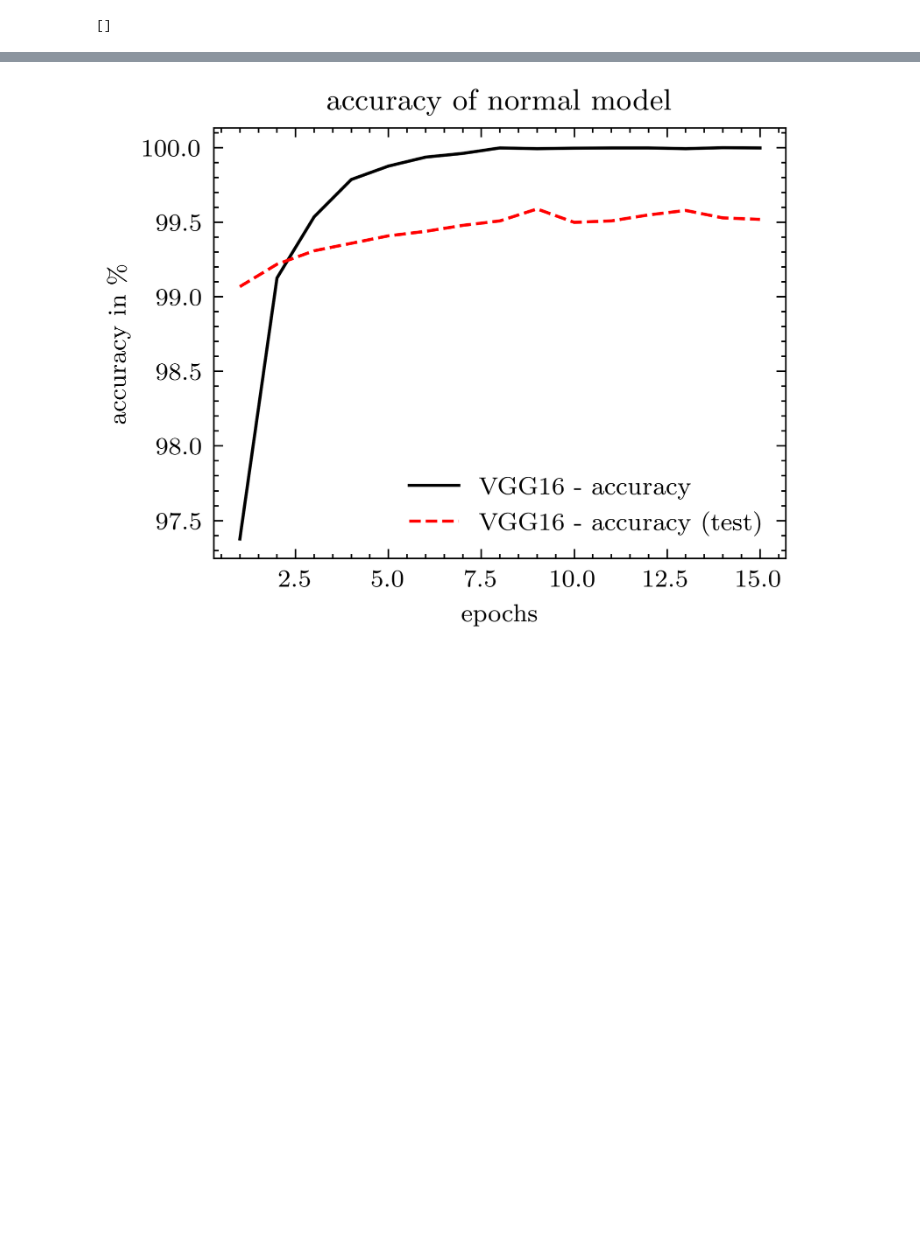
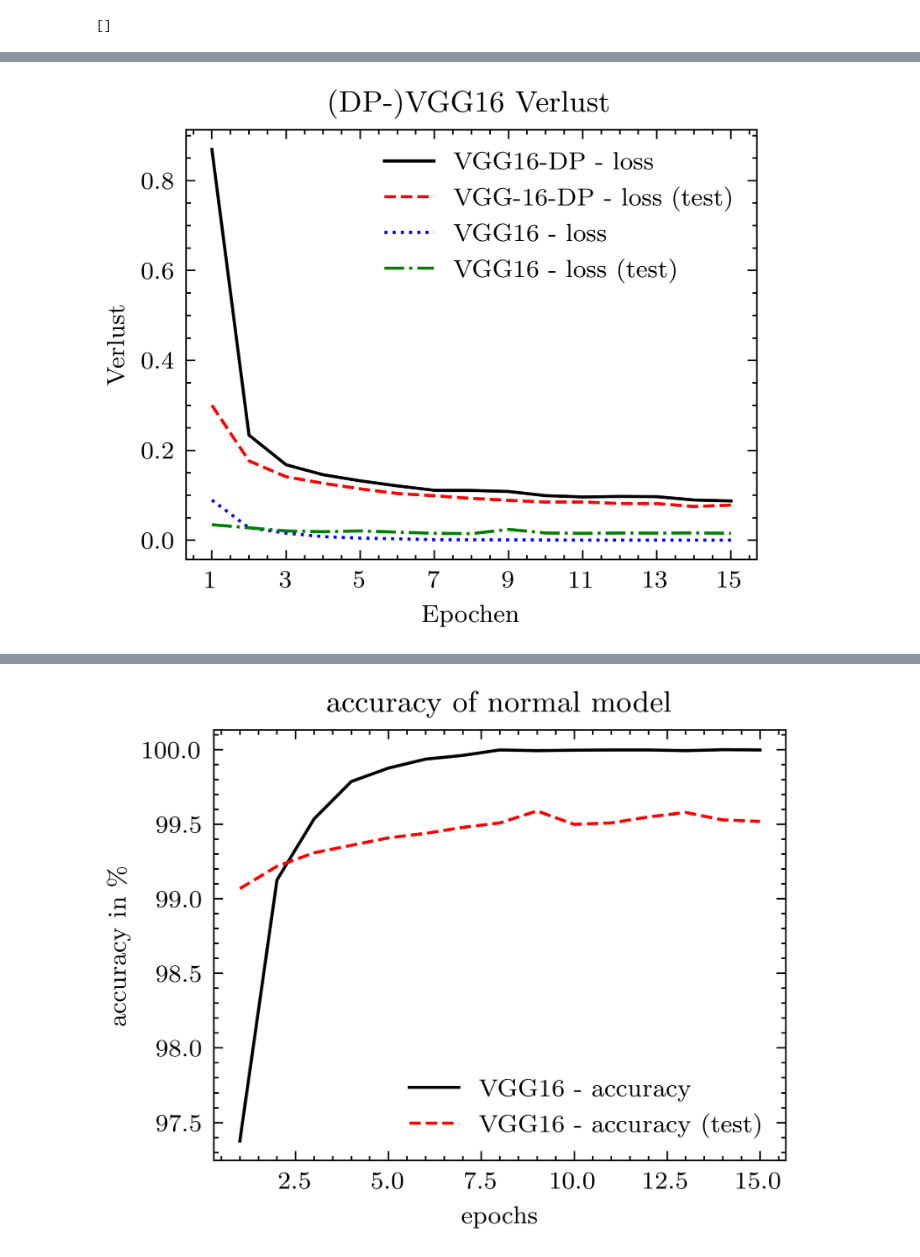
Before and after one commit to hosthans/ba_code, a Jupyter notebook: train_networks.ipynb, the cells around one changed output, grey strips where cells are left out. Saved outputs shown, nothing was run; the diff lists cells and outputs as text; code cells hidden in the pictures; blank space fills up the shorter version.

```diff
--- a/train_networks.ipynb
+++ b/train_networks.ipynb
@@ -31,0 +48,5 @@ trainer.plotter.sciencePlot(save_path=os.path.join(trainer.GRAPH_PATH, "dp_loss.
+# %%
+loss_t[0] = "VGG-16-DP - loss (test)"
+trainer.plotter.sciencePlot(save_path=os.path.join(trainer.GRAPH_PATH, "dp_nn_loss.png"), plot_title="(DP-)VGG16 Verlust", x_label="Epochen", y_label="Verlust", graphs=[loss, loss_t, loss_nn, loss_t_nn])
+# %% [output]
+[figure, added]
```
Also changed, not shown: parts of 8 cells of this notebook, 6 other files.
